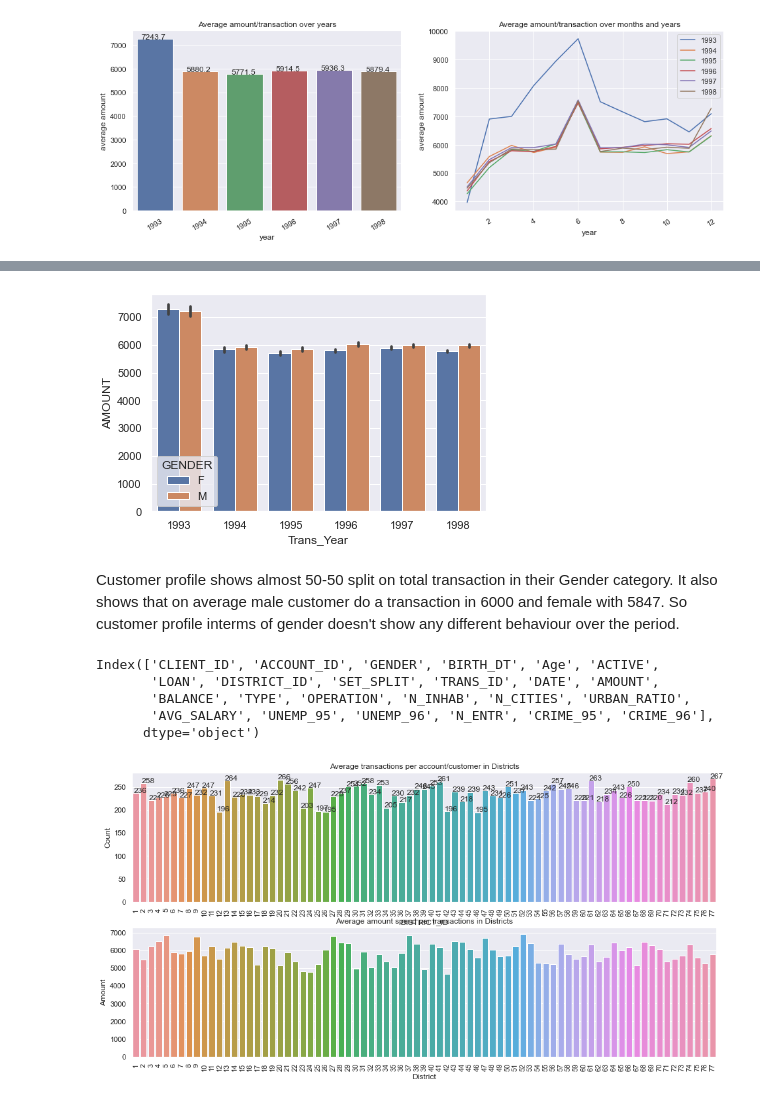
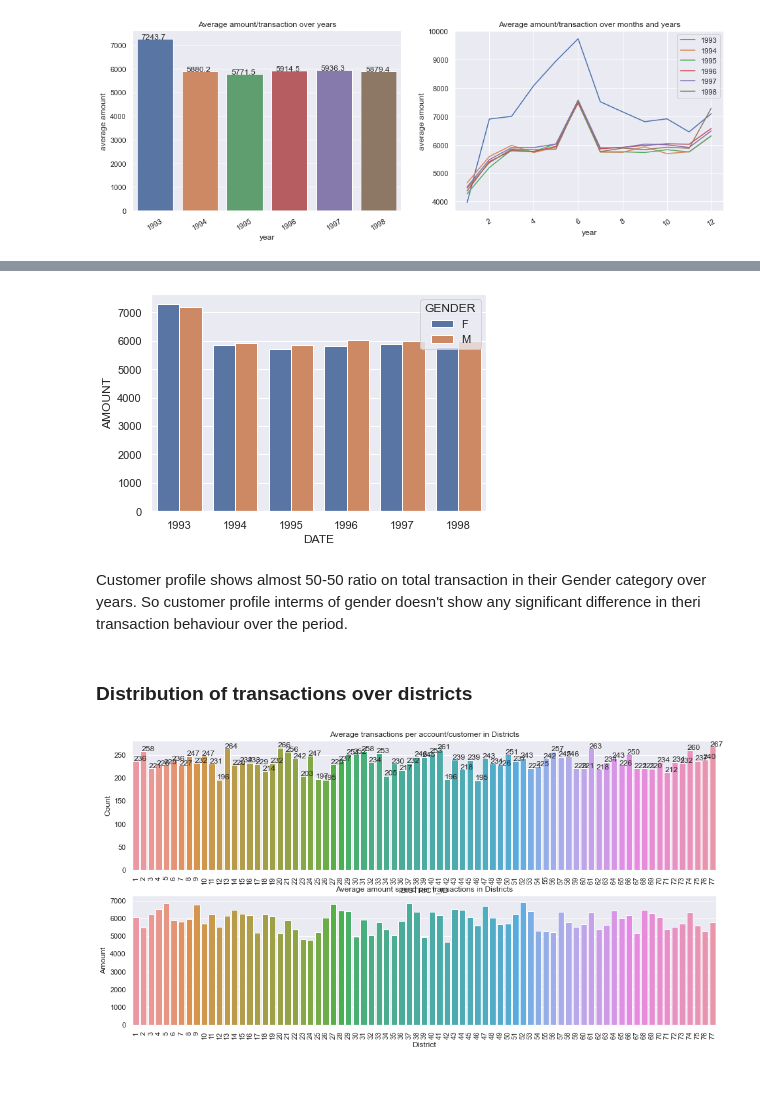
Before and after one commit to mmasud/DS_project, a Jupyter notebook: seb_project/notebooks/SEB Case.ipynb, the cells around one changed output, grey strips where cells are left out. Cells and saved outputs as stored; diff of their text form; code cells hidden in the pictures.

```diff
--- a/seb_project/notebooks/SEB Case.ipynb
+++ b/seb_project/notebooks/SEB Case.ipynb
@@ -292,20 +249,14 @@ NameError: name 'merge_df' is not defined
-# %%
-sns.barplot(x= 'Trans_Year', y= 'AMOUNT', hue= 'GENDER', data= merge_df) # Seaborn barplot shows the average for each group
-
-plt.show()
-# %% [output]
-[figure, removed]
+# %%
+data= merge_df.groupby([merge_df.DATE.dt.year, 'GENDER']).agg({'AMOUNT':'mean'}).reset_index()
+sns.barplot(x='DATE', y= 'AMOUNT', hue= 'GENDER',data= data)
+
+plt.show()
+# %% [output]
+[figure, added]
 # %% [markdown]
-Customer profile shows almost 50-50 split on total transaction in their Gender category.
-It also shows that on average male customer do a transaction in 6000 and female with 5847. So customer profile interms of gender doesn't show any different behaviour over the period.
+Customer profile shows almost 50-50 ratio on total transaction in their Gender category over years. So customer profile interms of gender doesn't show any significant difference in theri transaction behaviour over the period.
-# %%
-merge_df.columns
-# %% [output]
-Index(['CLIENT_ID', 'ACCOUNT_ID', 'GENDER', 'BIRTH_DT', 'Age', 'ACTIVE',
-       'LOAN', 'DISTRICT_ID', 'SET_SPLIT', 'TRANS_ID', 'DATE', 'AMOUNT',
-       'BALANCE', 'TYPE', 'OPERATION', 'N_INHAB', 'N_CITIES', 'URBAN_RATIO',
-       'AVG_SALARY', 'UNEMP_95', 'UNEMP_96', 'N_ENTR', 'CRIME_95', 'CRIME_96'],
-      dtype='object')
+# %% [markdown]
+### Distribution of transactions over districts
 # %%
 sns.set(style="darkgrid")
 fig, ((ax1, ax2)) = plt.subplots(nrows = 2, ncols = 1,figsize=(16,8))
```
Also changed, not shown: parts of 110 cells of this notebook, 11 other files.
